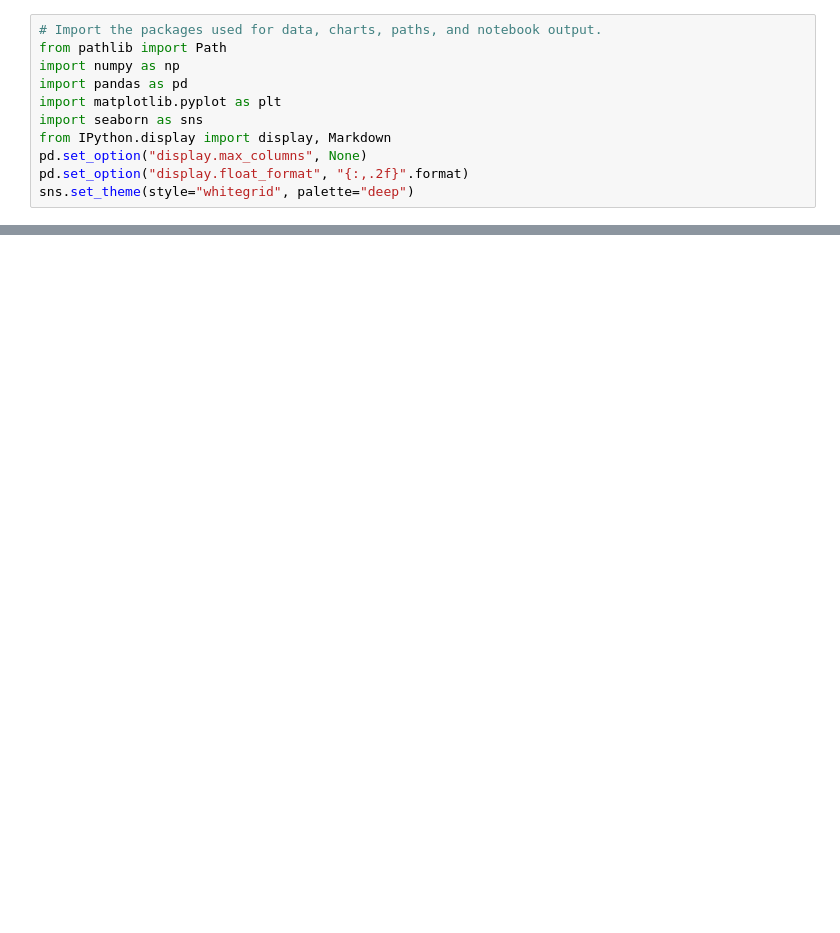
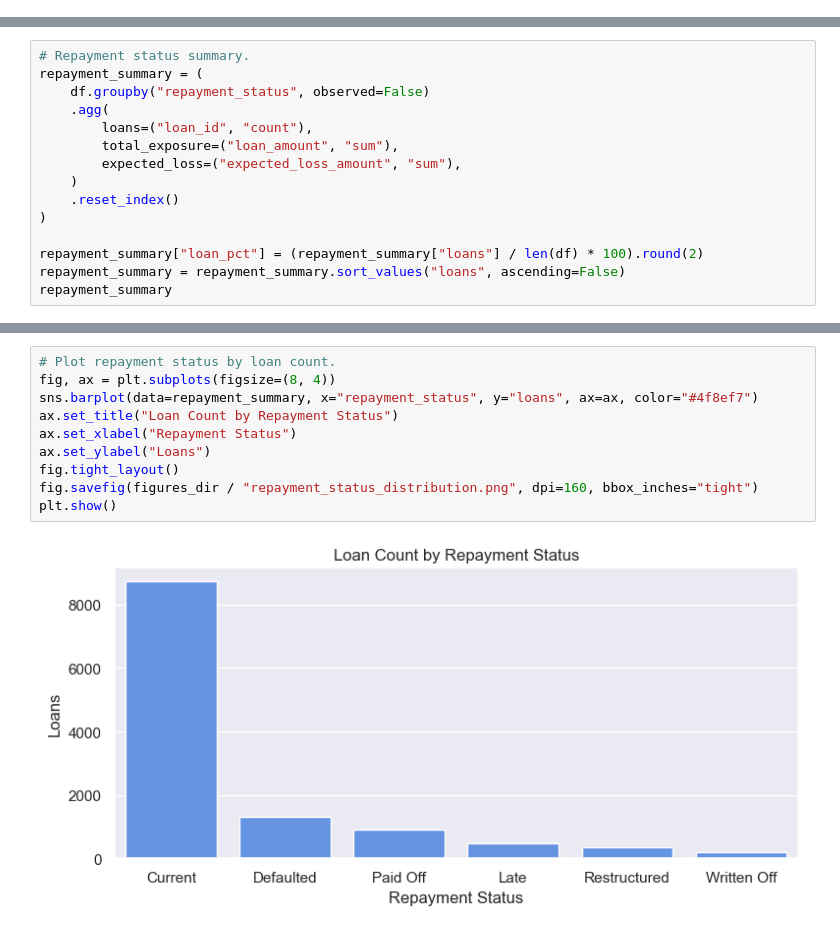
Before and after one commit to ANUKOOL324/Data_Analytics, a Jupyter notebook: Projects/banking-customer-analytics/notebooks/03_financial_exposure_and_risk_eda.ipynb, the cells around one changed output, grey strips where cells are left out. Cells and saved outputs as stored; diff of their text form; blank space fills up the shorter version.

```diff
--- a/Projects/banking-customer-analytics/notebooks/03_financial_exposure_and_risk_eda.ipynb
+++ b/Projects/banking-customer-analytics/notebooks/03_financial_exposure_and_risk_eda.ipynb
@@ -12,11 +0,0 @@ I load the cleaned file and check only the columns needed for this analysis.
-# %%
-# Import the packages used for data, charts, paths, and notebook output.
-from pathlib import Path
-import numpy as np
-import pandas as pd
-import matplotlib.pyplot as plt
-import seaborn as sns
-from IPython.display import display, Markdown
-pd.set_option("display.max_columns", None)
-pd.set_option("display.float_format", "{:,.2f}".format)
-sns.set_theme(style="whitegrid", palette="deep")
@@ -892,0 +233,15 @@ display(Markdown("<br><br>".join(insights)))
+# %%
+# Repayment status summary.
+repayment_summary = (
+    df.groupby("repayment_status", observed=False)
+    .agg(
+        loans=("loan_id", "count"),
+        total_exposure=("loan_amount", "sum"),
+        expected_loss=("expected_loss_amount", "sum"),
+    )
+    .reset_index()
+)
+
+repayment_summary["loan_pct"] = (repayment_summary["loans"] / len(df) * 100).round(2)
+repayment_summary = repayment_summary.sort_values("loans", ascending=False)
+repayment_summary
@@ -892,0 +256,12 @@ display(Markdown("<br><br>".join(insights)))
+# %%
+# Plot repayment status by loan count.
+fig, ax = plt.subplots(figsize=(8, 4))
+sns.barplot(data=repayment_summary, x="repayment_status", y="loans", ax=ax, color="#4f8ef7")
+ax.set_title("Loan Count by Repayment Status")
+ax.set_xlabel("Repayment Status")
+ax.set_ylabel("Loans")
+fig.tight_layout()
+fig.savefig(figures_dir / "repayment_status_distribution.png", dpi=160, bbox_inches="tight")
+plt.show()
+# %% [output]
+[figure, added]
```
Also changed, not shown: parts of 131 cells of this notebook.
